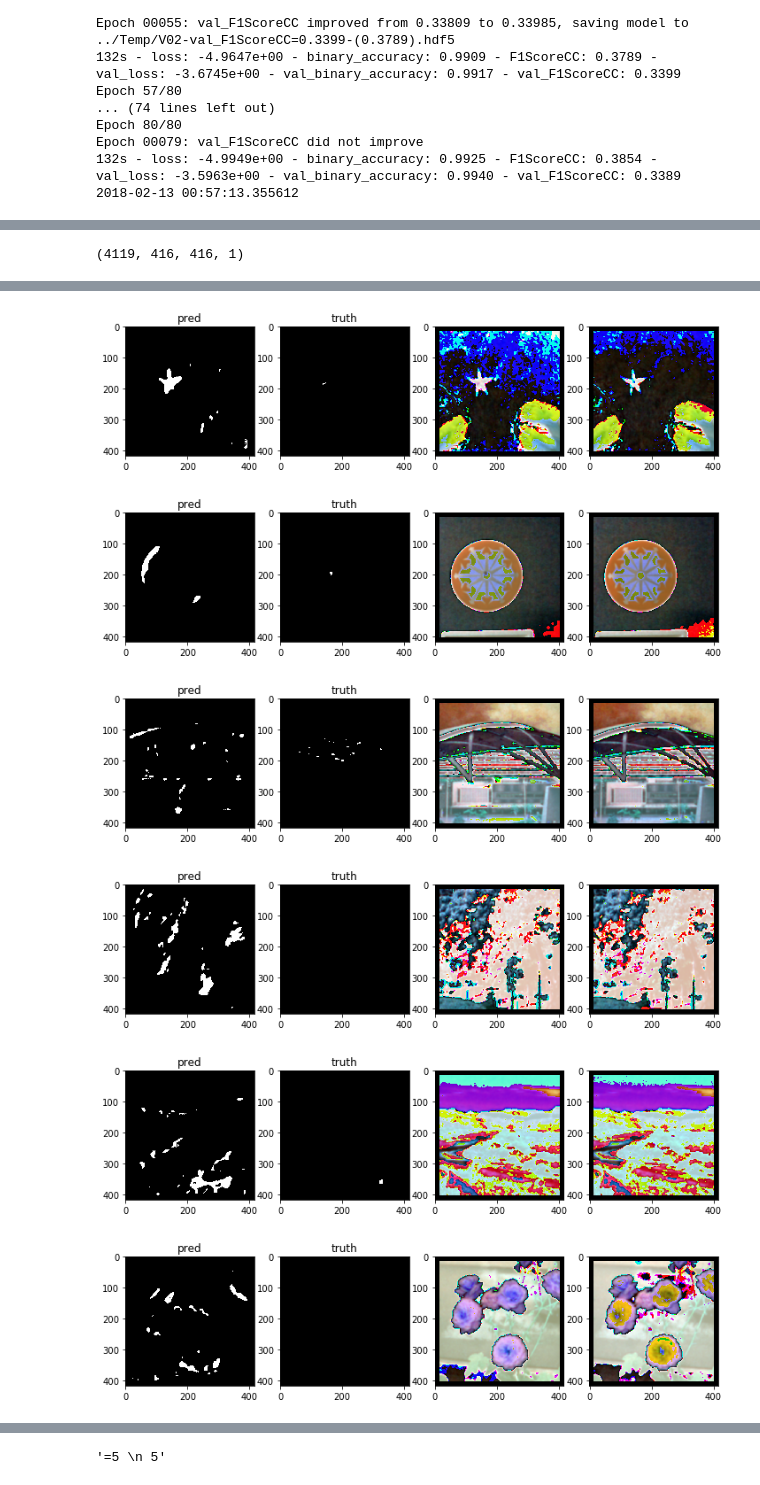
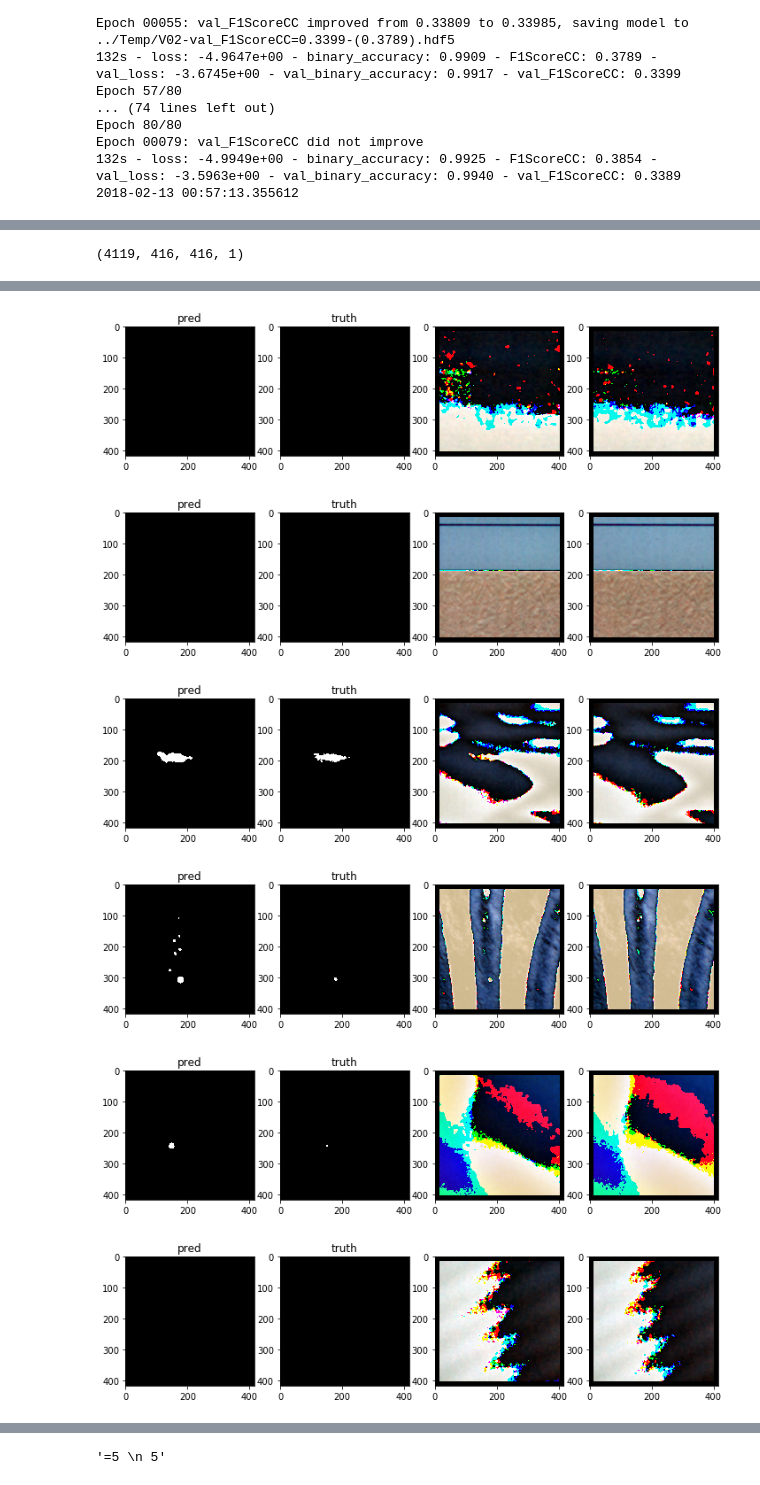
Before and after one commit to SorokinV/2018-TopCoder-Konika-Minolta, a Jupyter notebook: Jupyter/CM-V02-NET.ipynb, the cells around one changed output, grey strips where cells are left out. Saved outputs shown, nothing was run; the diff lists cells and outputs as text; code cells hidden in the pictures.

```diff
--- a/Jupyter/CM-V02-NET.ipynb
+++ b/Jupyter/CM-V02-NET.ipynb
@@ -592,7 +592,7 @@ def F1ScoreCC (truth, pred_, th=None, printOK=False) : # classic realization
     return(K.clip(fscore, 0.0, 1.0))
 
 
-def F1ScorePP (truth, pred_, th=None, th1=0.55, th1sum=0.1, kernel=11) :
+def F1ScorePP (truth, pred_, th=None, th1=0.5, th1sum=0.1, kernel=11) :
 
     pred = pred_
     if not (th is None) :
@@ -644,11 +644,14 @@ def F1ScorePP (truth, pred_, th=None, th1=0.55, th1sum=0.1, kernel=11) :
     return(K.clip(F1Score, 0.0, 1.0))
 
 
-def f1scoreTF (truth, pred, th=0.9999, **kwargs) :
+def f1scoreTF (truth, pred, th=0.5, **kwargs) :
     return(F1ScoreCC(truth,pred,th=th, **kwargs))
 
 def lossXf1 (truth,pred) :
-    return(keras.losses.binary_crossentropy(truth,pred) - K.log(F1ScorePP(truth,pred)+1.0))
+    return(keras.losses.binary_crossentropy(truth,pred) - K.log(F1ScorePP(truth,pred,th=0.5)+1.0))
+
+def lossZf1 (truth,pred) :
+    return(keras.losses.binary_crossentropy(truth,pred) + 1.0 - F1ScorePP(truth,pred,th=0.5))
 
 def lossYf1 (truth,pred) :
     #return( - K.log(F1ScoreCC(truth,pred) ))
@@ -656,7 +659,7 @@ def lossYf1 (truth,pred) :
 # %%
 K.clear_session()
 model10 = mergeXX((416,416,3))
-model10.compile(loss=lossXf1, #'binary_crossentropy',
+model10.compile(loss=lossZf1, #'binary_crossentropy',
               optimizer='adam', #sgd, #"adam", #'rmsprop',
               metrics=['binary_accuracy',f1scoreTF]) #['binary_accuracy']) #[fbeta_pred]) #['accuracy',fbeta_pred]) #['accuracy'])
 model10.summary()
@@ -808,6 +811,6 @@ if 1 :
 # %%
-LL = range(3100,3110)
-th = 0.999
+LL = range(600,610)
+th = 0.8
 print(PP.shape)
 for NN in LL :
     plt.figure(figsize=(12,5))
@@ -826,6 +829,6 @@ for NN in LL :
-[figure, old version]
+[figure, new version]
-[figure, old version]
+[figure, new version]
-[figure, old version]
+[figure, new version]
-[figure, old version]
+[figure, new version]
-[figure, old version]
+[figure, new version]
-[figure, old version]
+[figure, new version]
```
Also changed, not shown: parts of 7 cells of this notebook.
